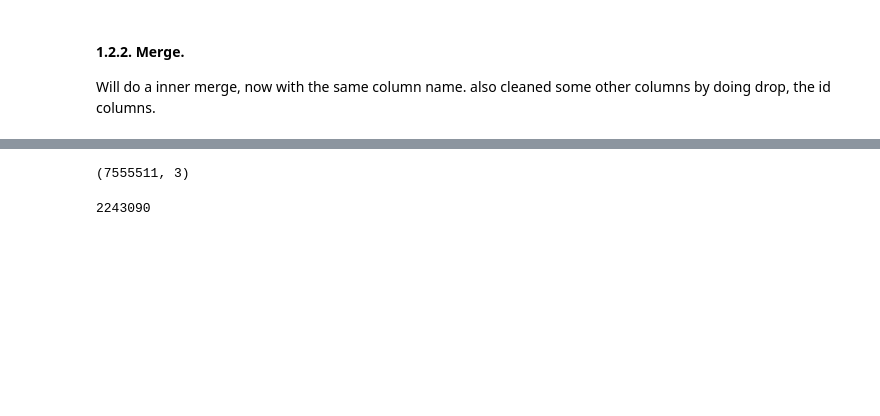
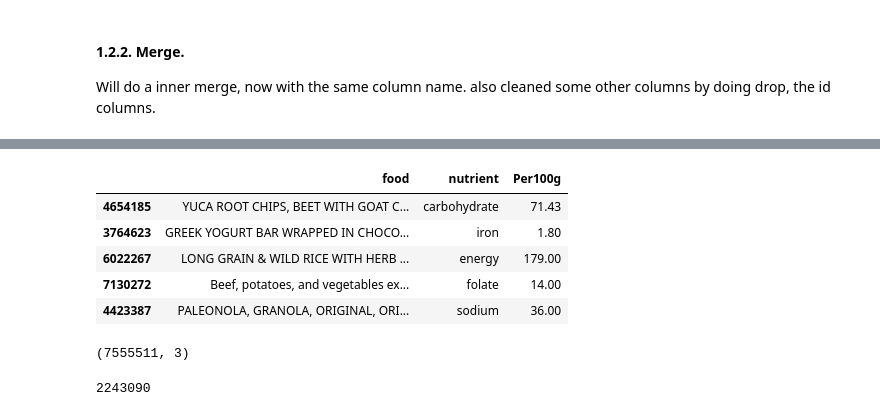
Before and after one commit to imalanz/PipeLine_proy2, a Jupyter notebook: analysis.ipynb, the cells around one changed output, grey strips where cells are left out. Drawn from its saved outputs; the diff is of its cells as text; code cells hidden in the pictures; blank space fills up the shorter version.

```diff
--- a/analysis.ipynb
+++ b/analysis.ipynb
@@ -143,3 +143,12 @@ See the caveats in the documentation: https://pandas.pydata.org/pandas-docs/stab
+# %%
+usda.sample(5)
+# %% [output]
+|  | food | nutrient | Per100g |
+| 4654185 | YUCA ROOT CHIPS, BEET WITH GOAT C... | carbohydrate | 71.43 |
+| 3764623 | GREEK YOGURT BAR WRAPPED IN CHOCO... | iron | 1.80 |
+| 6022267 | LONG GRAIN & WILD RICE WITH HERB ... | energy | 179.00 |
+| 7130272 | Beef, potatoes, and vegetables ex... | folate | 14.00 |
+| 4423387 | PALEONOLA, GRANOLA, ORIGINAL, ORI... | sodium | 36.00 |
 # %%
 usda.shape
 # %% [output]
```
Also changed, not shown: parts of 26 cells of this notebook, 1 other file.
